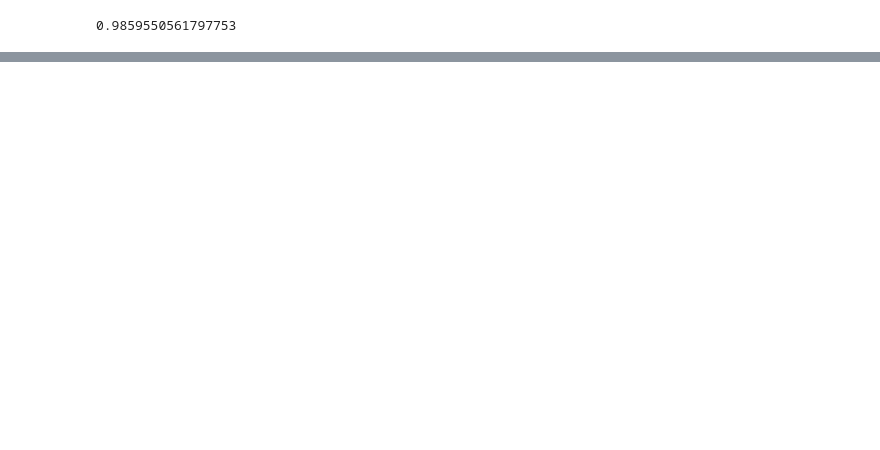
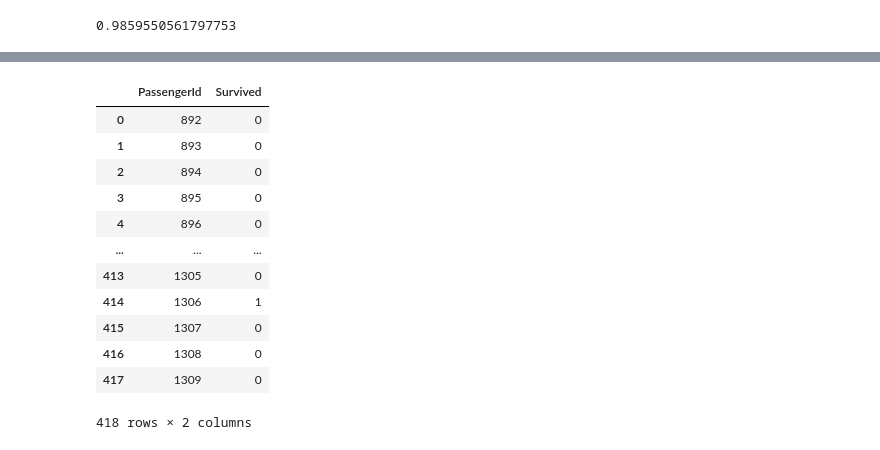
Before and after one commit to lucasherlon/Kaggle-Challenges, a Jupyter notebook: titanic/Titanic.ipynb, the cells around one changed output, grey strips where cells are left out. Drawn from its saved outputs; the diff is of its cells as text; code cells hidden in the pictures; blank space fills up the shorter version.

```diff
--- a/titanic/Titanic.ipynb
+++ b/titanic/Titanic.ipynb
@@ -376,0 +538,7 @@ titanic_tree_submission = titanic_dataframe.to_csv('titanic_tree_submission.csv'
+# %%
+with open('/content/x_titanic_test_standard.pkl', 'rb') as f3:
+  x_titanic_test = pickle.load(f3)
+# %%
+svm_titanic = SVC(kernel='poly', random_state=1)
+# %%
+svm_titanic.fit(x_titanic_train, y_titanic_train)
@@ -376,0 +547,3 @@ titanic_tree_submission = titanic_dataframe.to_csv('titanic_tree_submission.csv'
+# %%
+prediction = svm_titanic.predict(x_titanic_test)
+prediction
@@ -376,0 +570,18 @@ titanic_tree_submission = titanic_dataframe.to_csv('titanic_tree_submission.csv'
+# %%
+svm_result = {'PassengerId': PassengerId, 'Survived': prediction}
+svm_dataframe = pd.DataFrame(svm_result )
+svm_dataframe
+# %% [output]
+|  | PassengerId | Survived |
+| 0 | 892 | 0 |
+| 1 | 893 | 0 |
+| 2 | 894 | 0 |
+| 3 | 895 | 0 |
+| 4 | 896 | 0 |
+| ... | ... | ... |
+| 413 | 1305 | 0 |
+| 414 | 1306 | 1 |
+| 415 | 1307 | 0 |
+| 416 | 1308 | 0 |
+| 417 | 1309 | 0 |
+418 rows × 2 columns
```
Also changed, not shown: parts of 44 cells of this notebook, 6 other files.
